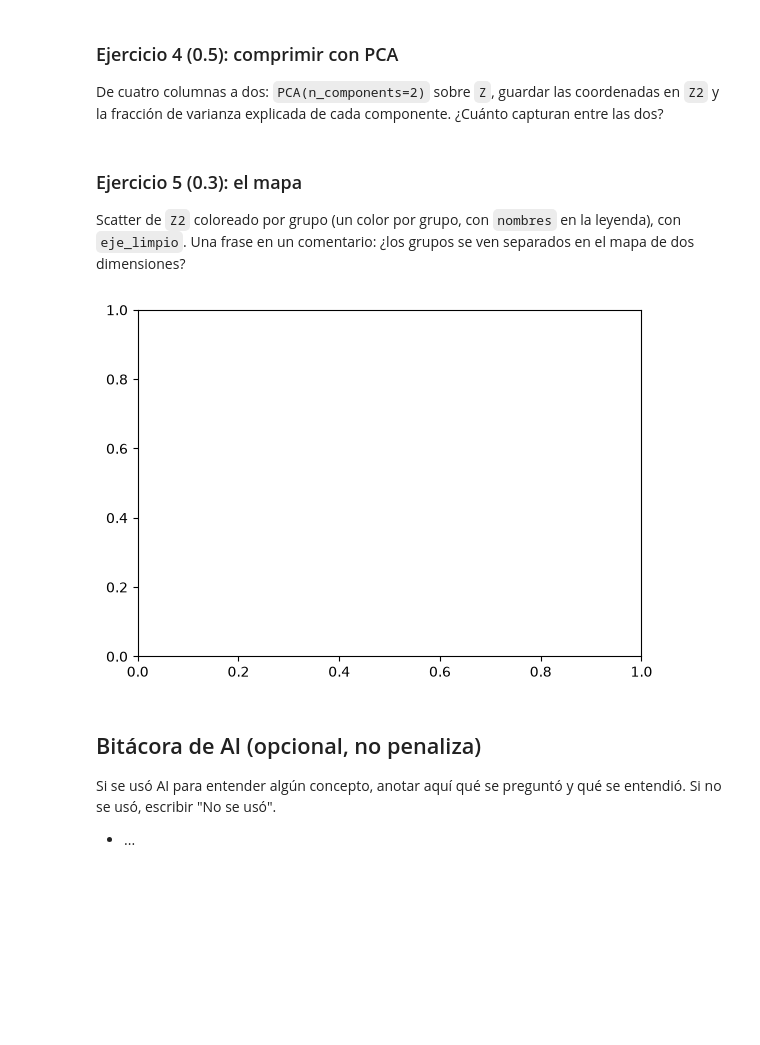
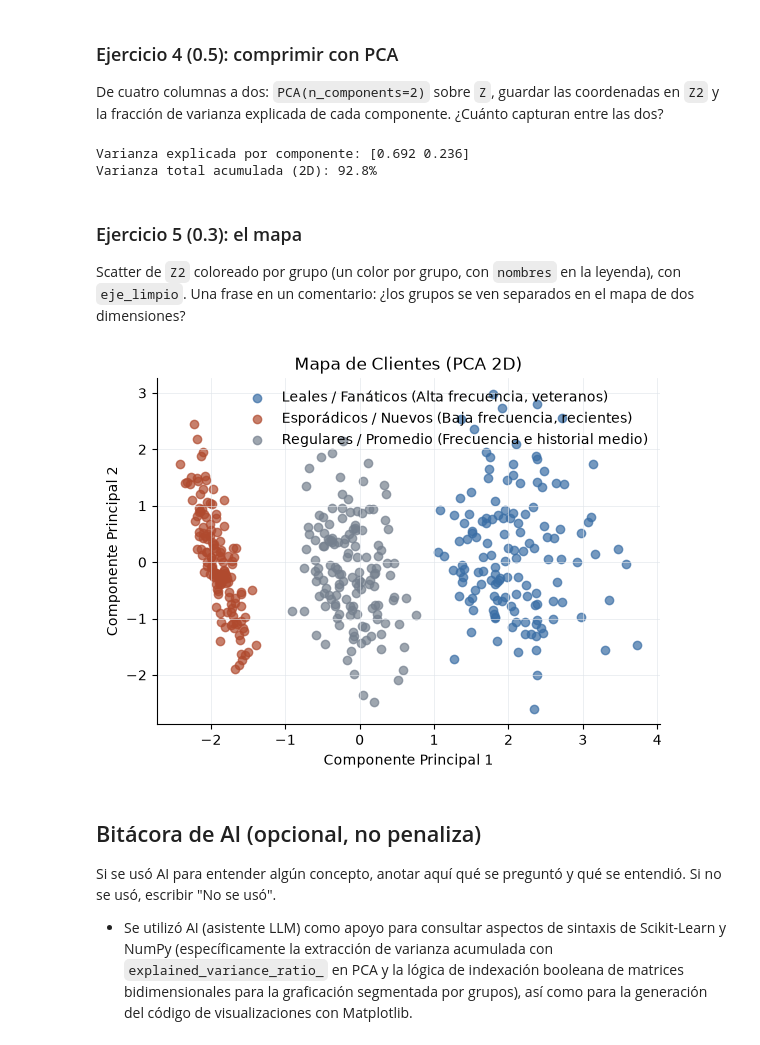
Before and after one commit to asterKnt/dataSci-HDT7, a Jupyter notebook: HDT7.ipynb, the cells around one changed output. Cells and saved outputs as stored; diff of their text form; code cells hidden in the pictures; blank space fills up the shorter version.

```diff
--- a/HDT7.ipynb
+++ b/HDT7.ipynb
@@ -103,30 +139,48 @@ De cuatro columnas a dos: `PCA(n_components=2)` sobre `Z`, guardar las coordenad
 # %%
 from sklearn.decomposition import PCA
 
-pca = ...      # ¿Qué va aquí? ajustar sobre Z
-Z2 = ...       # las coordenadas en 2 dimensiones
-capturado = ...  # suma de explained_variance_ratio_
+pca = PCA(n_components=2)
+Z2 = pca.fit_transform(Z)
+capturado = pca.explained_variance_ratio_.sum()
+
+print(f"Varianza explicada por componente: {pca.explained_variance_ratio_.round(3)}")
+print(f"Varianza total acumulada (2D): {capturado * 100:.1f}%")
 
 # Verificación (descomentar):
-# assert Z2.shape == (420, 2)
-# assert round(capturado, 2) == 0.93
+assert Z2.shape == (420, 2)
+assert round(capturado, 2) == 0.93
+# %% [output]
+Varianza explicada por componente: [0.692 0.236]
+Varianza total acumulada (2D): 92.8%
 # %% [markdown]
 ### Ejercicio 5 (0.3): el mapa
 
 Scatter de `Z2` coloreado por grupo (un color por grupo, con `nombres` en la leyenda), con `eje_limpio`. Una frase en un comentario: ¿los grupos se ven separados en el mapa de dos dimensiones?
-# %%
-fig, ax = plt.subplots(figsize=(6.5, 4.5))
-# ¿Qué va aquí? un scatter por grupo, con su nombre en la leyenda
-
-# Respuesta: ...
-
-# Verificación (descomentar):
-# assert len(ax.collections) == 3
-# %% [output]
-[figure, removed]
+# %%
+fig, ax = plt.subplots(figsize=(6.5, 4.5))
+colores = [AZUL, ROJO, GRIS]
+
+for g in range(3):
+    filas = df["grupo"] == g
+    ax.scatter(Z2[filas, 0], Z2[filas, 1], color=colores[g], label=nombres[g], alpha=0.7)
+
+ax.legend(frameon=False)
+eje_limpio(ax)
+ax.set_title("Mapa de Clientes (PCA 2D)")
+ax.set_xlabel("Componente Principal 1")
+ax.set_ylabel("Componente Principal 2")
+plt.show()
+
+# Respuesta: Sí, los tres grupos aparecen nítidamente separados en el espacio bidimensional de PCA.
+# Esto se debe a que las dos primeras componentes retienen el 93% de la varianza total de los datos, preservando la estructura geométrica subyacente identificada por K-Means sin solapamiento apreciable.
+
+# Verificación (descomentar):
+assert len(ax.collections) == 3
+# %% [output]
+[figure, added]
 # %% [markdown]
 ## Bitácora de AI (opcional, no penaliza)
 
 Si se usó AI para entender algún concepto, anotar aquí qué se preguntó y qué se entendió. Si no se usó, escribir "No se usó".
 
-- ...
+- Se utilizó AI (asistente LLM) como apoyo para consultar aspectos de sintaxis de Scikit-Learn y NumPy (específicamente la extracción de varianza acumulada con `explained_variance_ratio_` en PCA y la lógica de indexación booleana de matrices bidimensionales para la graficación segmentada por grupos), así como para la generación del código de visualizaciones con Matplotlib.
```
Also changed, not shown: parts of 4 cells of this notebook.
